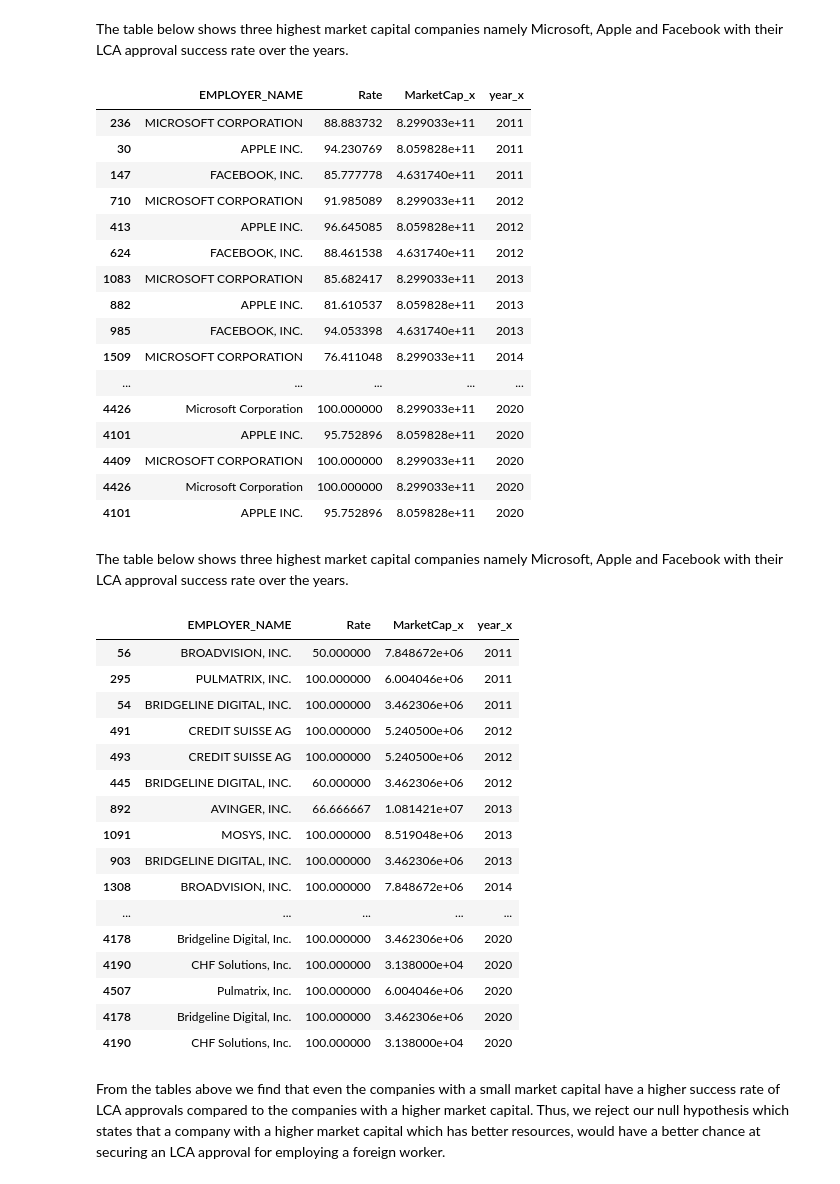
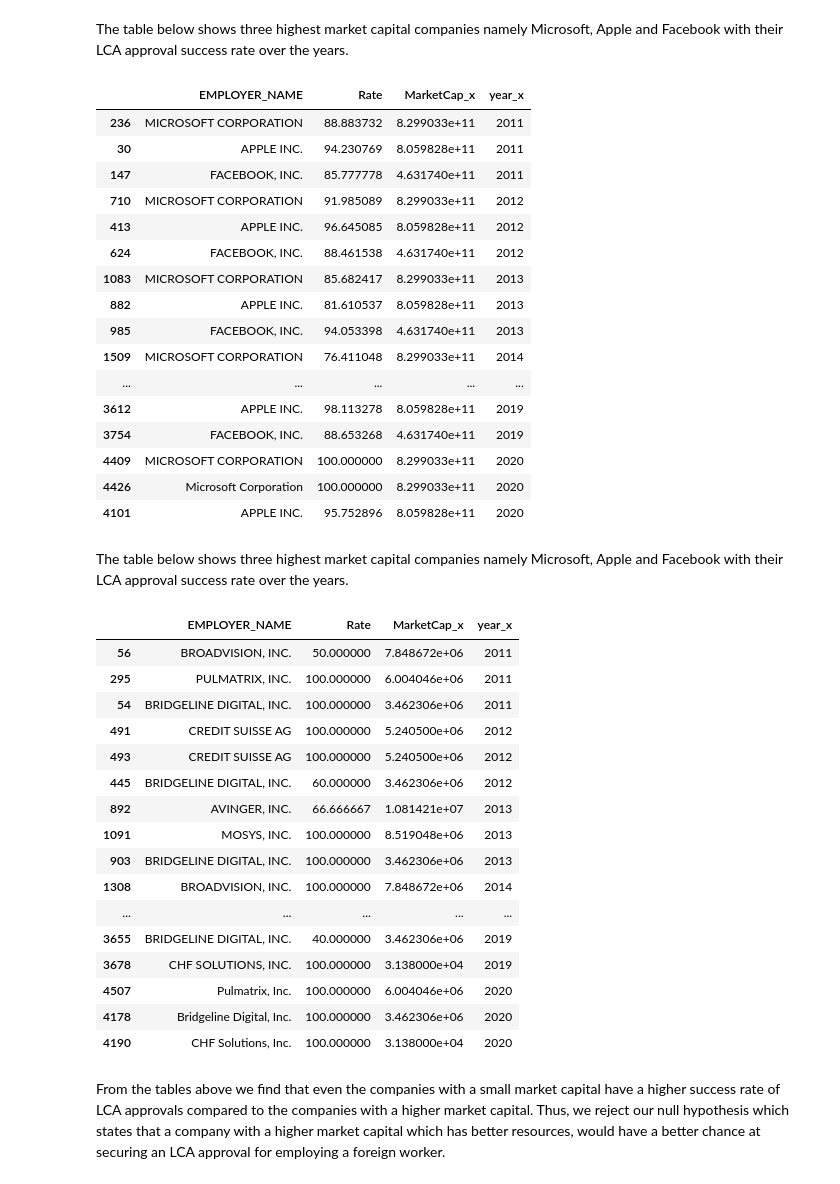
Before and after one commit to Surb22/2021_Spring_finals-1, a Jupyter notebook: main.ipynb, the cells around one changed output. Drawn from its saved outputs; the diff is of its cells as text; code cells hidden in the pictures.

```diff
--- a/main.ipynb
+++ b/main.ipynb
@@ -97,23 +97,23 @@ The table below shows three highest market capital companies namely Microsoft, A
 # %%
 head_df_h3 = pd.DataFrame()
 for year in range(2011, 2021):
-    head_df_h3 = head_df.append(df_h3[df_h3.year_x == str(year)].sort_values(by='MarketCap_x', ascending=False).head(3))
+    head_df_h3 = head_df_h3.append(df_h3[df_h3.year_x == str(year)].sort_values(by='MarketCap_x', ascending=False).head(3))
 head_df_h3
 # %% [output]
 |  | EMPLOYER_NAME | Rate | MarketCap_x | year_x |
 | 236 | MICROSOFT CORPORATION | 88.883732 | 8.299033e+11 | 2011 |
 | 30 | APPLE INC. | 94.230769 | 8.059828e+11 | 2011 |
 | 147 | FACEBOOK, INC. | 85.777778 | 4.631740e+11 | 2011 |
 | 710 | MICROSOFT CORPORATION | 91.985089 | 8.299033e+11 | 2012 |
 | 413 | APPLE INC. | 96.645085 | 8.059828e+11 | 2012 |
 | 624 | FACEBOOK, INC. | 88.461538 | 4.631740e+11 | 2012 |
 | 1083 | MICROSOFT CORPORATION | 85.682417 | 8.299033e+11 | 2013 |
 | 882 | APPLE INC. | 81.610537 | 8.059828e+11 | 2013 |
 | 985 | FACEBOOK, INC. | 94.053398 | 4.631740e+11 | 2013 |
 | 1509 | MICROSOFT CORPORATION | 76.411048 | 8.299033e+11 | 2014 |
 | ... | ... | ... | ... | ... |
-| 4426 | Microsoft Corporation | 100.000000 | 8.299033e+11 | 2020 |
-| 4101 | APPLE INC. | 95.752896 | 8.059828e+11 | 2020 |
+| 3612 | APPLE INC. | 98.113278 | 8.059828e+11 | 2019 |
+| 3754 | FACEBOOK, INC. | 88.653268 | 4.631740e+11 | 2019 |
 | 4409 | MICROSOFT CORPORATION | 100.000000 | 8.299033e+11 | 2020 |
 | 4426 | Microsoft Corporation | 100.000000 | 8.299033e+11 | 2020 |
 | 4101 | APPLE INC. | 95.752896 | 8.059828e+11 | 2020 |
@@ -122,7 +122,7 @@ The table below shows three highest market capital companies namely Microsoft, A
 # %%
 tail_df_h3 = pd.DataFrame()
 for year in range(2011, 2021):
-    tail_df_h3 = tail_df.append(df_h3[df_h3.year_x == str(year)].sort_values(by='MarketCap_x', ascending=False).tail(3))
+    tail_df_h3 = tail_df_h3.append(df_h3[df_h3.year_x == str(year)].sort_values(by='MarketCap_x', ascending=False).tail(3))
 tail_df_h3
 # %% [output]
 |  | EMPLOYER_NAME | Rate | MarketCap_x | year_x |
@@ -137,8 +137,8 @@ tail_df_h3
 | 903 | BRIDGELINE DIGITAL, INC. | 100.000000 | 3.462306e+06 | 2013 |
 | 1308 | BROADVISION, INC. | 100.000000 | 7.848672e+06 | 2014 |
 | ... | ... | ... | ... | ... |
-| 4178 | Bridgeline Digital, Inc. | 100.000000 | 3.462306e+06 | 2020 |
-| 4190 | CHF Solutions, Inc. | 100.000000 | 3.138000e+04 | 2020 |
+| 3655 | BRIDGELINE DIGITAL, INC. | 40.000000 | 3.462306e+06 | 2019 |
+| 3678 | CHF SOLUTIONS, INC. | 100.000000 | 3.138000e+04 | 2019 |
 | 4507 | Pulmatrix, Inc. | 100.000000 | 6.004046e+06 | 2020 |
 | 4178 | Bridgeline Digital, Inc. | 100.000000 | 3.462306e+06 | 2020 |
 | 4190 | CHF Solutions, Inc. | 100.000000 | 3.138000e+04 | 2020 |
```
Also changed, not shown: parts of 1 cell of this notebook, 1 other file.
